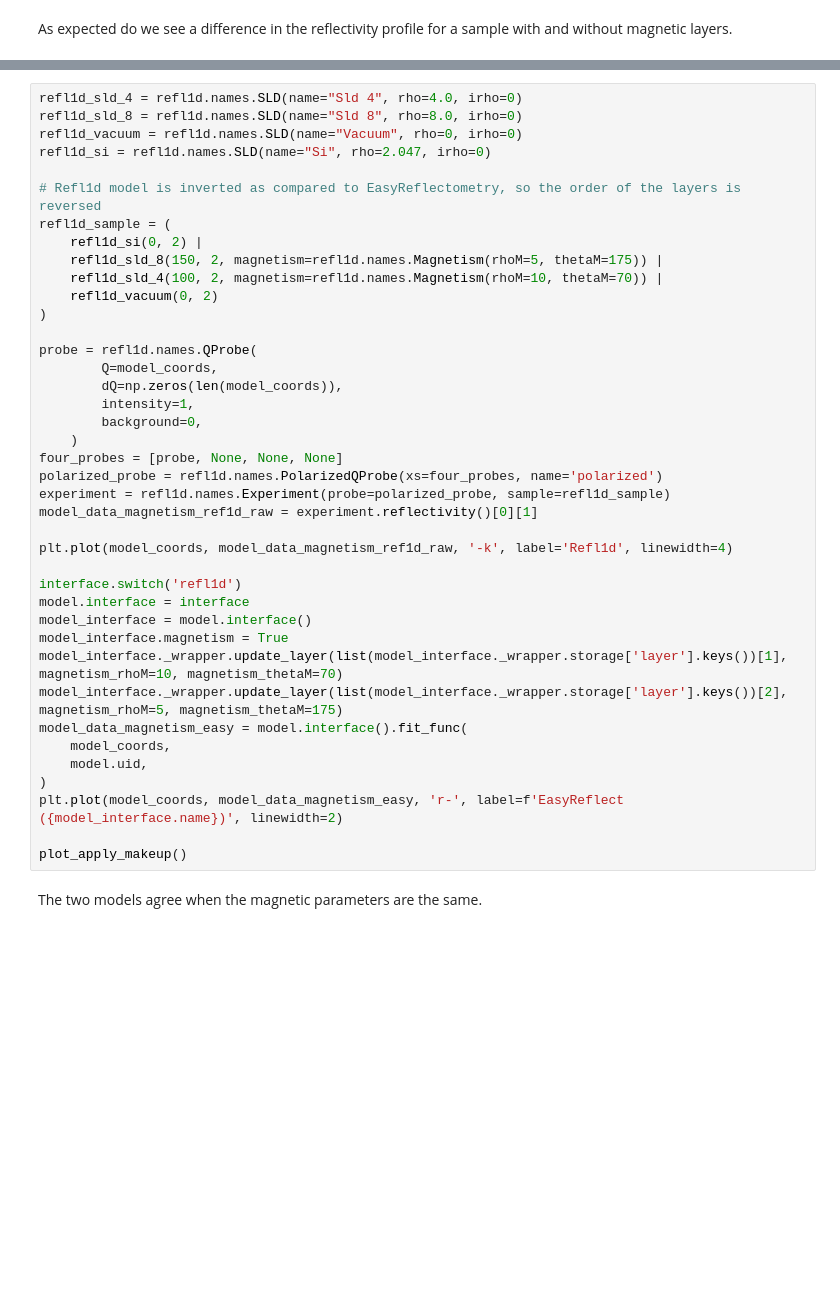
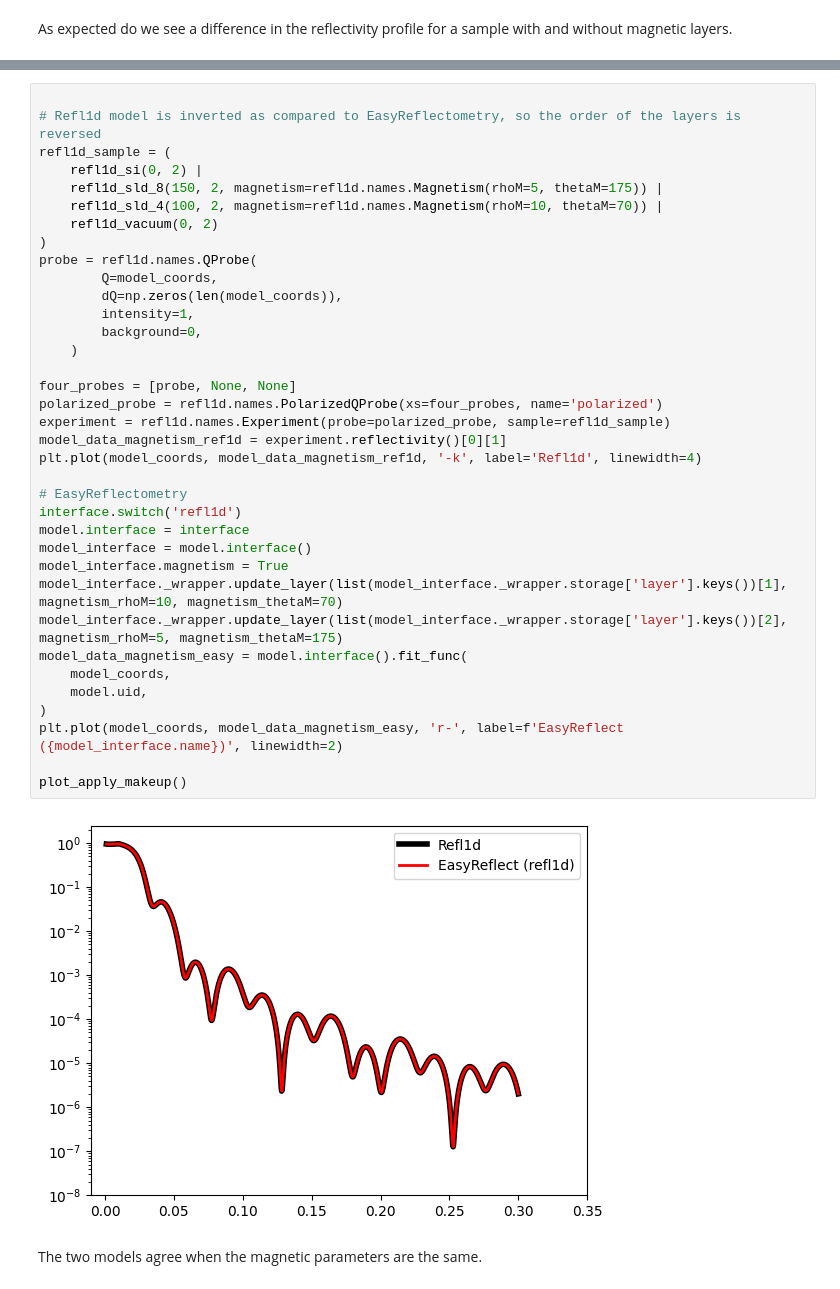
Before and after one commit to EasyScience/EasyReflectometryLib, a Jupyter notebook: docs/src/tutorials/magnetism.ipynb, the cells around one changed output, grey strips where cells are left out. Drawn from its saved outputs; the diff is of its cells as text; blank space fills up the shorter version.

```diff
--- a/docs/src/tutorials/magnetism.ipynb
+++ b/docs/src/tutorials/magnetism.ipynb
@@ -170,44 +181,42 @@ As expected do we see a difference in the reflectivity profile for a sample with
 The final comparison is to confirm that that we are able to reproduce the raw Refl1d reflectometry in EasyReflectometry when acocunting for magnetism.
 # %%
-refl1d_sld_4 = refl1d.names.SLD(name="Sld 4", rho=4.0, irho=0)
-refl1d_sld_8 = refl1d.names.SLD(name="Sld 8", rho=8.0, irho=0)
-refl1d_vacuum = refl1d.names.SLD(name="Vacuum", rho=0, irho=0)
-refl1d_si = refl1d.names.SLD(name="Si", rho=2.047, irho=0)
 
 # Refl1d model is inverted as compared to EasyReflectometry, so the order of the layers is reversed
 refl1d_sample = (
     refl1d_si(0, 2) |
     refl1d_sld_8(150, 2, magnetism=refl1d.names.Magnetism(rhoM=5, thetaM=175)) |
     refl1d_sld_4(100, 2, magnetism=refl1d.names.Magnetism(rhoM=10, thetaM=70)) |
     refl1d_vacuum(0, 2)
 )
-
 probe = refl1d.names.QProbe(
         Q=model_coords,
         dQ=np.zeros(len(model_coords)),
         intensity=1,
         background=0,
     )
-four_probes = [probe, None, None, None]
+
+four_probes = [probe, None, None]
 polarized_probe = refl1d.names.PolarizedQProbe(xs=four_probes, name='polarized')
 experiment = refl1d.names.Experiment(probe=polarized_probe, sample=refl1d_sample)
-model_data_magnetism_ref1d_raw = experiment.reflectivity()[0][1]
+model_data_magnetism_ref1d = experiment.reflectivity()[0][1]
+plt.plot(model_coords, model_data_magnetism_ref1d, '-k', label='Refl1d', linewidth=4)
 
-plt.plot(model_coords, model_data_magnetism_ref1d_raw, '-k', label='Refl1d', linewidth=4)
-
+# EasyReflectometry
 interface.switch('refl1d')
 model.interface = interface
 model_interface = model.interface()
 model_interface.magnetism = True
 model_interface._wrapper.update_layer(list(model_interface._wrapper.storage['layer'].keys())[1], magnetism_rhoM=10, magnetism_thetaM=70)
 model_interface._wrapper.update_layer(list(model_interface._wrapper.storage['layer'].keys())[2], magnetism_rhoM=5, magnetism_thetaM=175)
 model_data_magnetism_easy = model.interface().fit_func(
     model_coords,
     model.uid,
 )
 plt.plot(model_coords, model_data_magnetism_easy, 'r-', label=f'EasyReflect ({model_interface.name})', linewidth=2)
 
 plot_apply_makeup()
+# %% [output]
+[figure, added]
 # %% [markdown]
 The two models agree when the magnetic parameters are the same.
 # %%
```
Also changed, not shown: parts of 21 cells of this notebook, 3 other files.
